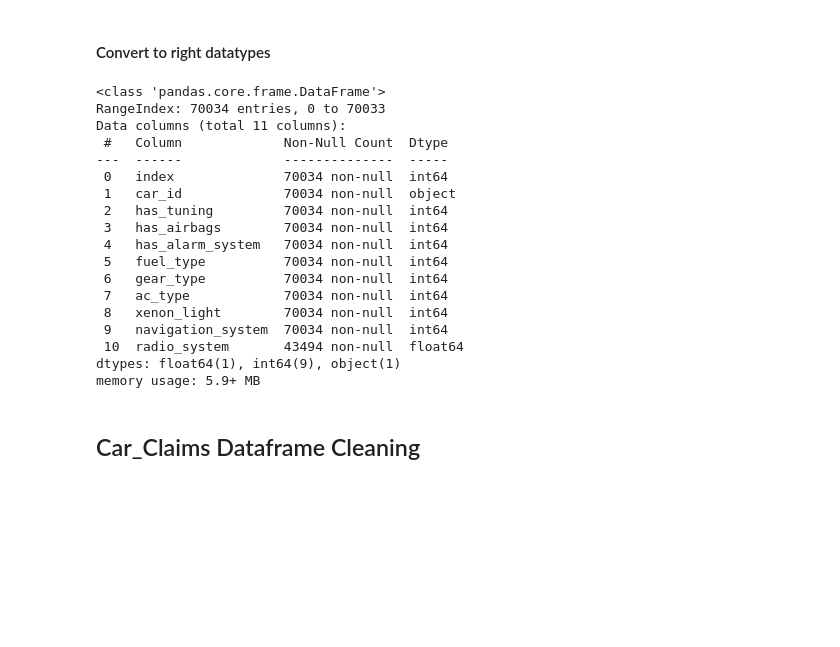
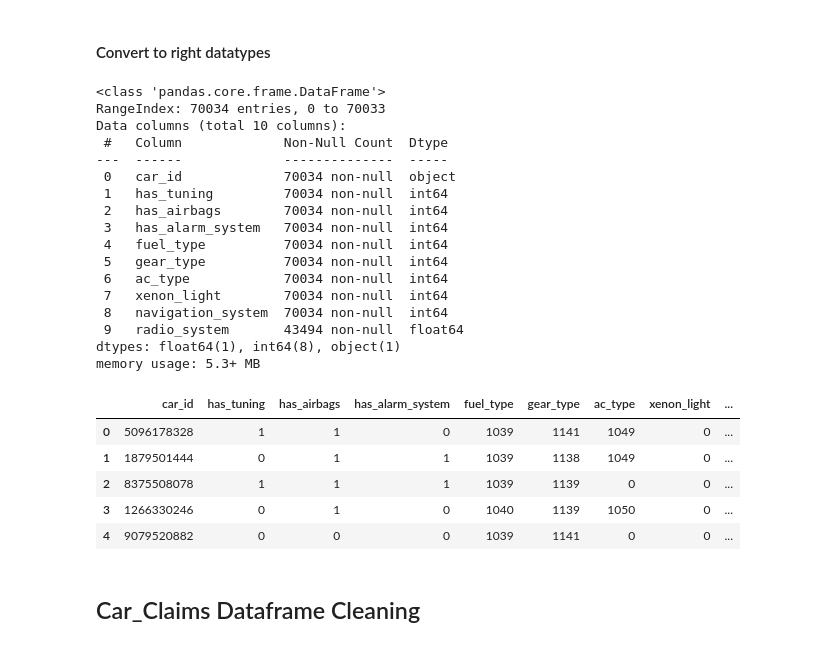
Before and after one commit to dileepsathyan/assignments, a Jupyter notebook: Vroom Virtusa/Vroom Virtusa Assignment.ipynb, the cells around one changed output. Cells and saved outputs as stored; diff of their text form; code cells hidden in the pictures; blank space fills up the shorter version.

```diff
--- a/Vroom Virtusa/Vroom Virtusa Assignment.ipynb
+++ b/Vroom Virtusa/Vroom Virtusa Assignment.ipynb
@@ -146,28 +154,36 @@ df_car_details['car_id_details'] = df_car_details['car_id_details'].astype('str'
 df_car_details.rename(columns={'car_id_details': 'car_id'}, inplace=True)
 
 # Reset index
-df_car_details.reset_index(inplace=True)
+df_car_details.reset_index(drop=True, inplace=True)
 
 df_car_details.info()
 # %% [output]
 <class 'pandas.core.frame.DataFrame'>
 RangeIndex: 70034 entries, 0 to 70033
-Data columns (total 11 columns):
+Data columns (total 10 columns):
  #   Column             Non-Null Count  Dtype
 ---  ------             --------------  -----
- 0   index              70034 non-null  int64
- 1   car_id             70034 non-null  object
- 2   has_tuning         70034 non-null  int64
- 3   has_airbags        70034 non-null  int64
- 4   has_alarm_system   70034 non-null  int64
- 5   fuel_type          70034 non-null  int64
- 6   gear_type          70034 non-null  int64
- 7   ac_type            70034 non-null  int64
- 8   xenon_light        70034 non-null  int64
- 9   navigation_system  70034 non-null  int64
- 10  radio_system       43494 non-null  float64
-dtypes: float64(1), int64(9), object(1)
-memory usage: 5.9+ MB
+ 0   car_id             70034 non-null  object
+ 1   has_tuning         70034 non-null  int64
+ 2   has_airbags        70034 non-null  int64
+ 3   has_alarm_system   70034 non-null  int64
+ 4   fuel_type          70034 non-null  int64
+ 5   gear_type          70034 non-null  int64
+ 6   ac_type            70034 non-null  int64
+ 7   xenon_light        70034 non-null  int64
+ 8   navigation_system  70034 non-null  int64
+ 9   radio_system       43494 non-null  float64
+dtypes: float64(1), int64(8), object(1)
+memory usage: 5.3+ MB
+# %%
+df_car_details.head()
+# %% [output]
+|  | car_id | has_tuning | has_airbags | has_alarm_system | fuel_type | gear_type | ac_type | xenon_light | ... |
+| 0 | 5096178328 | 1 | 1 | 0 | 1039 | 1141 | 1049 | 0 | ... |
+| 1 | 1879501444 | 0 | 1 | 1 | 1039 | 1138 | 1049 | 0 | ... |
+| 2 | 8375508078 | 1 | 1 | 1 | 1039 | 1139 | 0 | 0 | ... |
+| 3 | 1266330246 | 0 | 1 | 0 | 1040 | 1139 | 1050 | 0 | ... |
+| 4 | 9079520882 | 0 | 0 | 0 | 1039 | 1141 | 0 | 0 | ... |
 # %% [markdown]
 ## Car_Claims Dataframe Cleaning
 # %%
```
Also changed, not shown: parts of 12 cells of this notebook.
